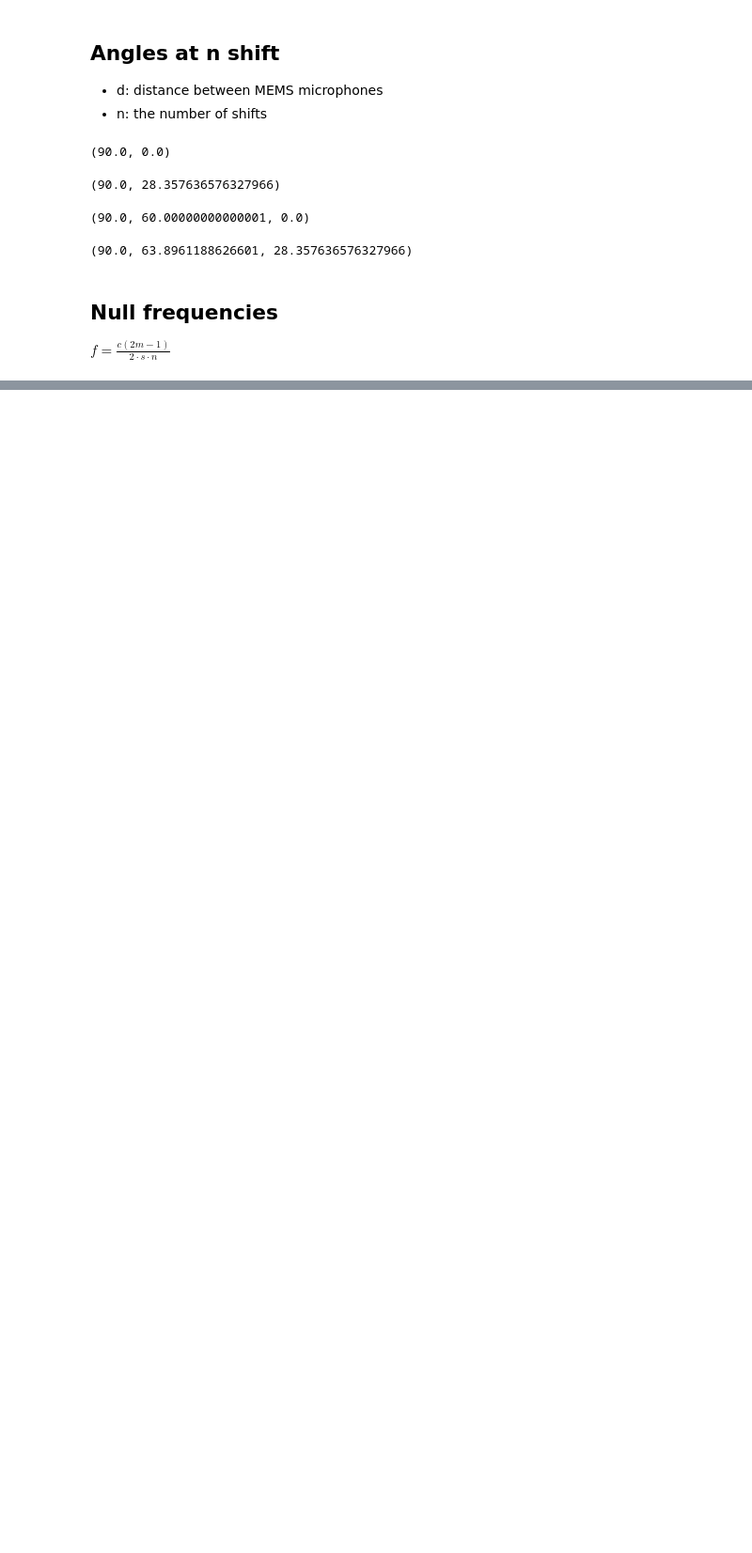
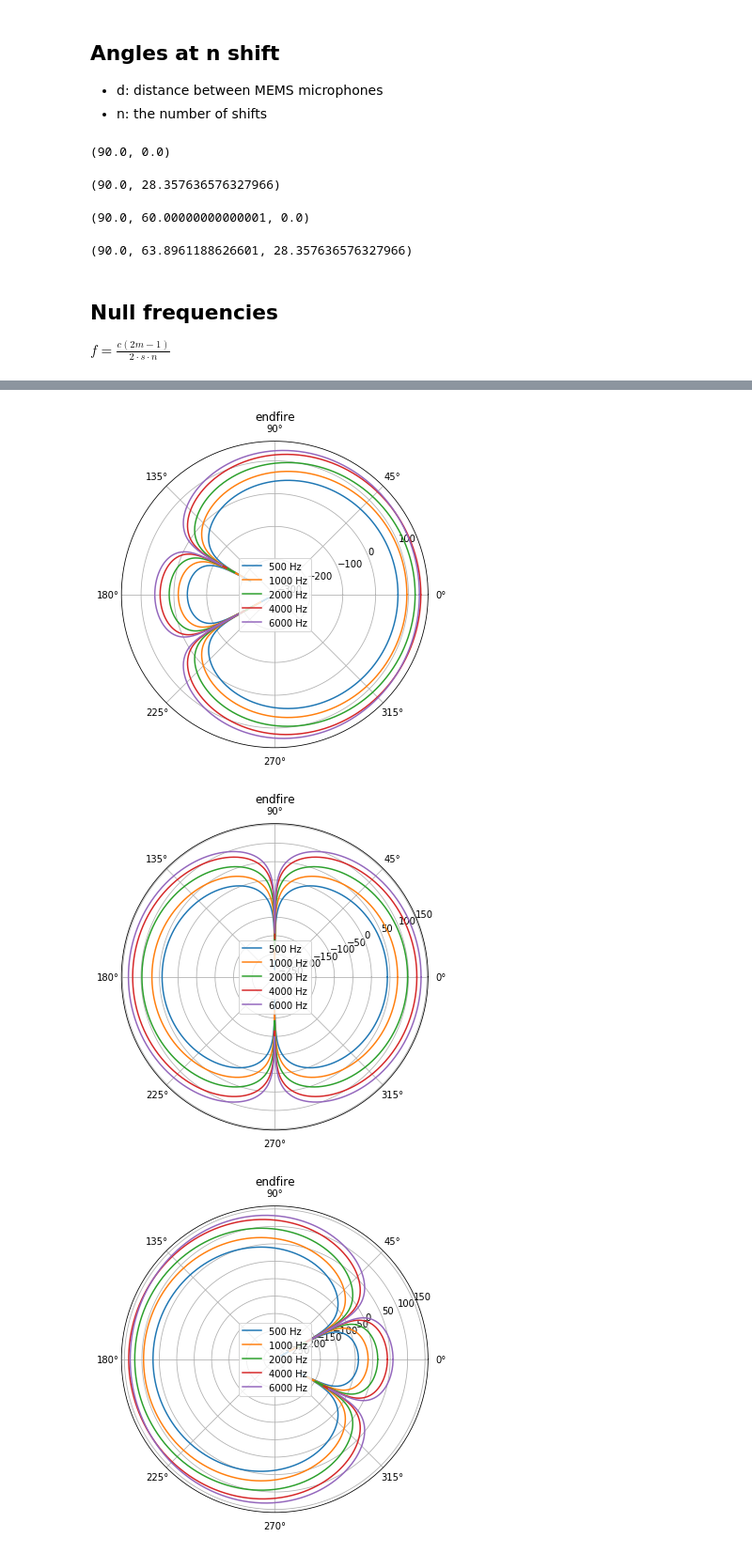
Before and after one commit to araobp/acoustic-features, a Jupyter notebook: ipynb/Beam forming.ipynb, the cells around one changed output, grey strips where cells are left out. Shown: that part at 94% size. Drawn from its saved outputs; the diff is of its cells as text; code cells hidden in the pictures; blank space fills up the shorter version.

```diff
--- a/ipynb/Beam forming.ipynb
+++ b/ipynb/Beam forming.ipynb
@@ -115,0 +130,7 @@ plt.plot(f1(n, 4400)[:10]+f2(n, 4400, 0)[:10])
+# %%
+# Endfire
+plot(1, func=endfire), plot(0, func=endfire), plot(-1, func=endfire)
+# %% [output]
+[figure, added]
+[figure, added]
+[figure, added]
```
Also changed, not shown: parts of 16 cells of this notebook, 6 other files.
